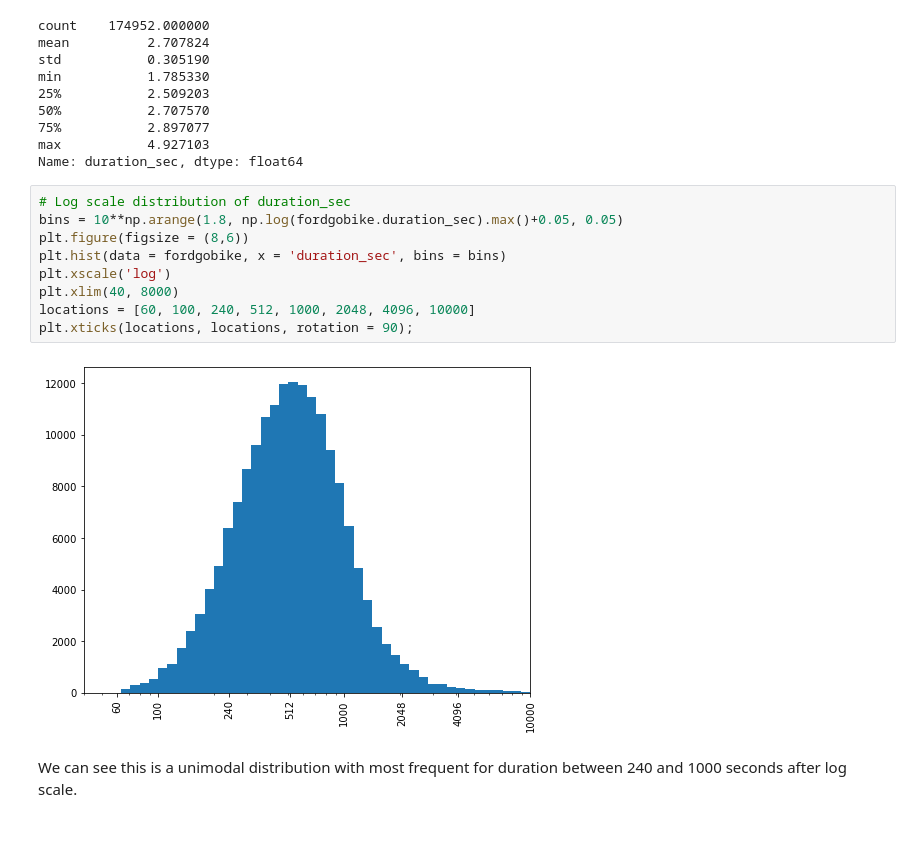
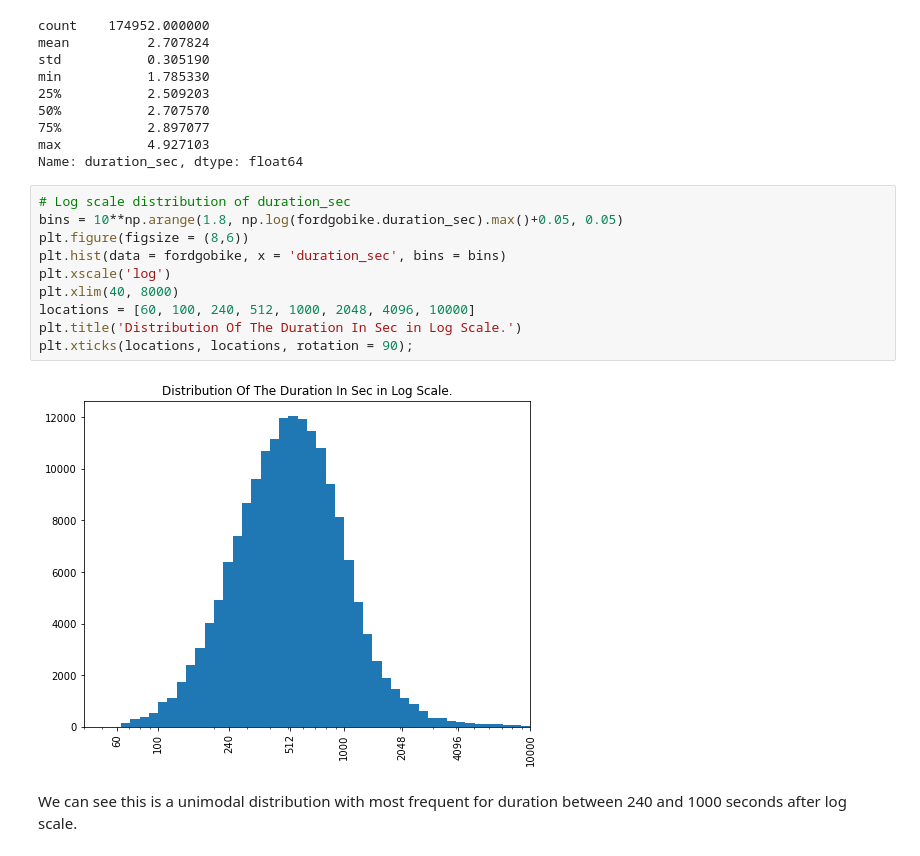
Before and after one commit to AshrafSamir/201902-Fordgobike-Trip-Data-Exploration, a Jupyter notebook: exploration_template.ipynb, the cells around one changed output. Drawn from its saved outputs; the diff is of its cells as text.

Commit message:
Fix: Slides and plot title

```diff
--- a/exploration_template.ipynb
+++ b/exploration_template.ipynb
@@ -271,14 +271,15 @@ Name: duration_sec, dtype: float64
 # %%
 # Log scale distribution of duration_sec
 bins = 10**np.arange(1.8, np.log(fordgobike.duration_sec).max()+0.05, 0.05)
 plt.figure(figsize = (8,6))
 plt.hist(data = fordgobike, x = 'duration_sec', bins = bins)
 plt.xscale('log')
 plt.xlim(40, 8000)
 locations = [60, 100, 240, 512, 1000, 2048, 4096, 10000]
+plt.title('Distribution Of The Duration In Sec in Log Scale.')
 plt.xticks(locations, locations, rotation = 90);
 # %% [output]
-[figure, old version]
+[figure, new version]
 # %% [markdown]
 We can see this is a unimodal distribution with most frequent for duration between 240 and 1000 seconds after log scale.
 # %%
```
Also changed, not shown: parts of 3 cells of this notebook, 1 other file.
